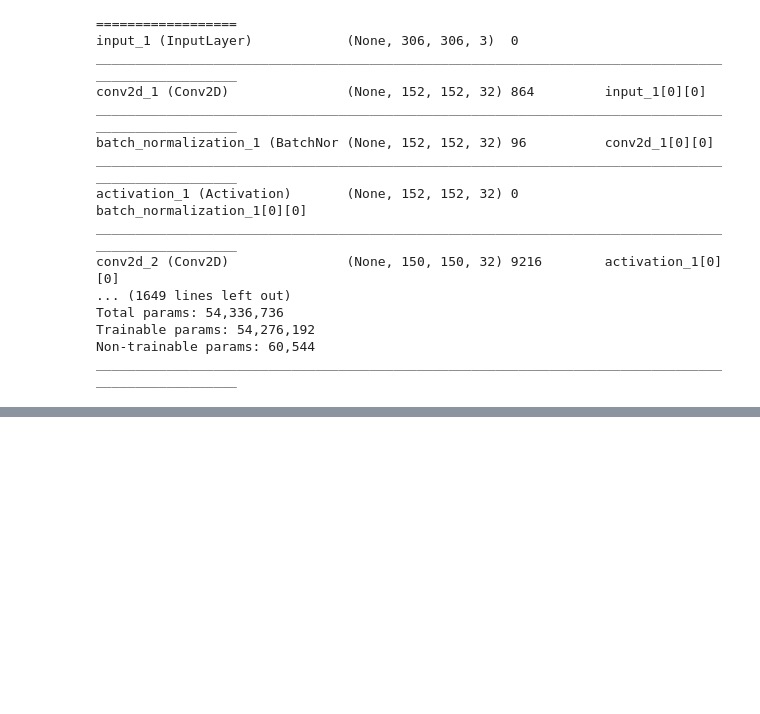
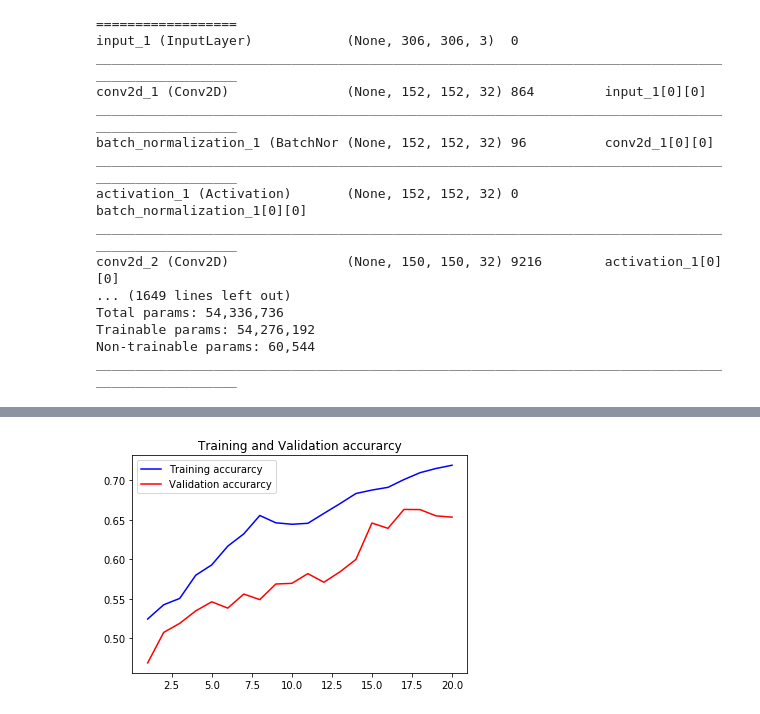
Before and after one commit to Hitkul/Analysis-of-Trolling-prone-images, a Jupyter notebook: InceptionResNetV2.ipynb, the cells around one changed output, grey strips where cells are left out. Drawn from its saved outputs; the diff is of its cells as text; code cells hidden in the pictures; blank space fills up the shorter version.

```diff
--- a/InceptionResNetV2.ipynb
+++ b/InceptionResNetV2.ipynb
@@ -148,0 +214,18 @@ model.compile(loss='binary_crossentropy', optimizer=optimizers.RMSprop(lr=2e-5),
+# %%
+def smooth_plot(points, factor=0.7):
+    smooth_pts = []
+    for point in points:
+        if smooth_pts:
+            previous = smooth_pts[-1]
+            smooth_pts.append(previous * factor + point * (1 - factor))
+        else:
+            smooth_pts.append(point)
+    return smooth_pts
+# %%
+plt.plot(epochs, smooth_plot(acc), 'b', label='Training accurarcy')
+plt.plot(epochs, smooth_plot(val_acc), 'r', label='Validation accurarcy')
+plt.title('Training and Validation accurarcy')
+plt.legend()
+plt.show()
+# %% [output]
+[figure, added]
```
Also changed, not shown: parts of 9 cells of this notebook.
